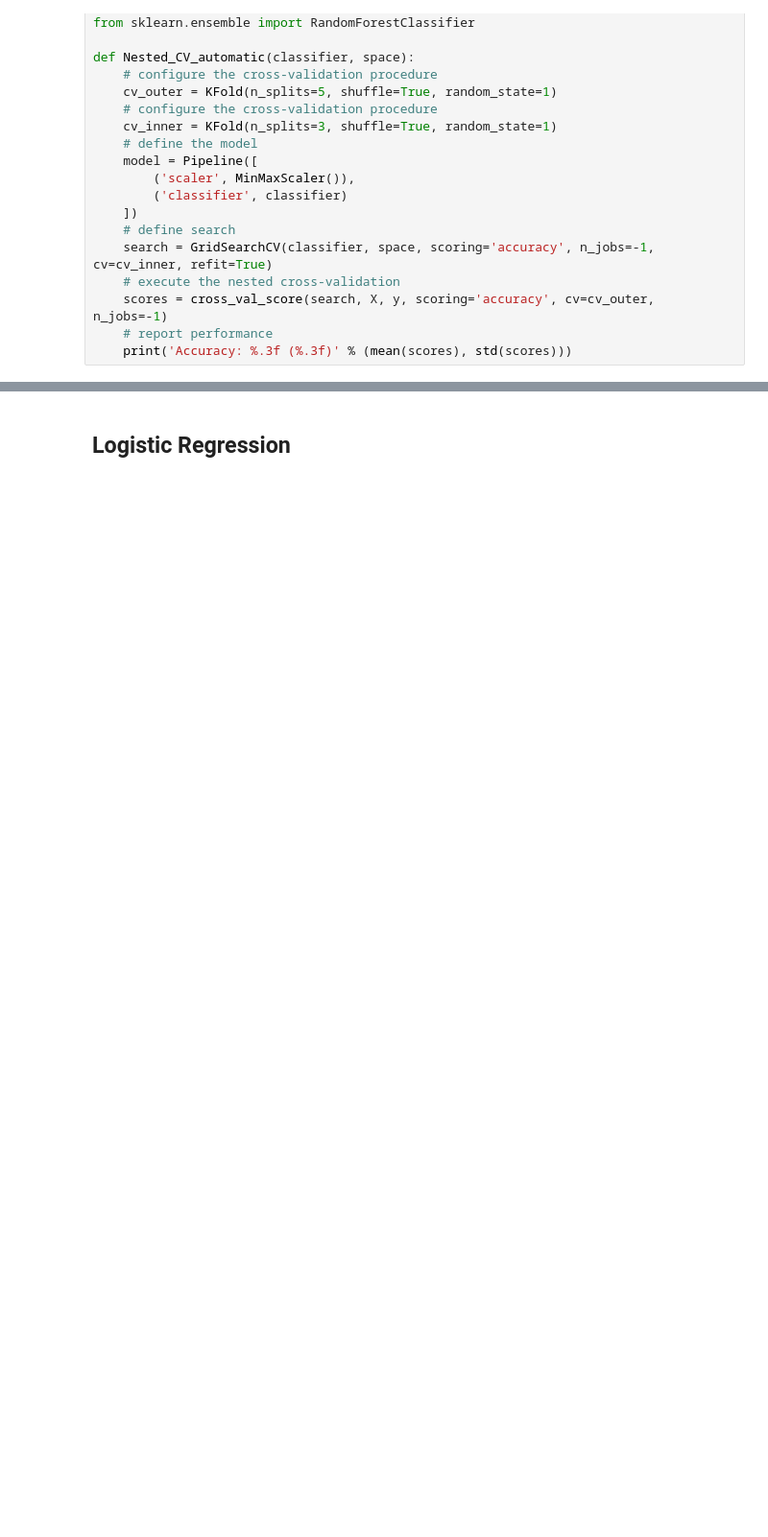
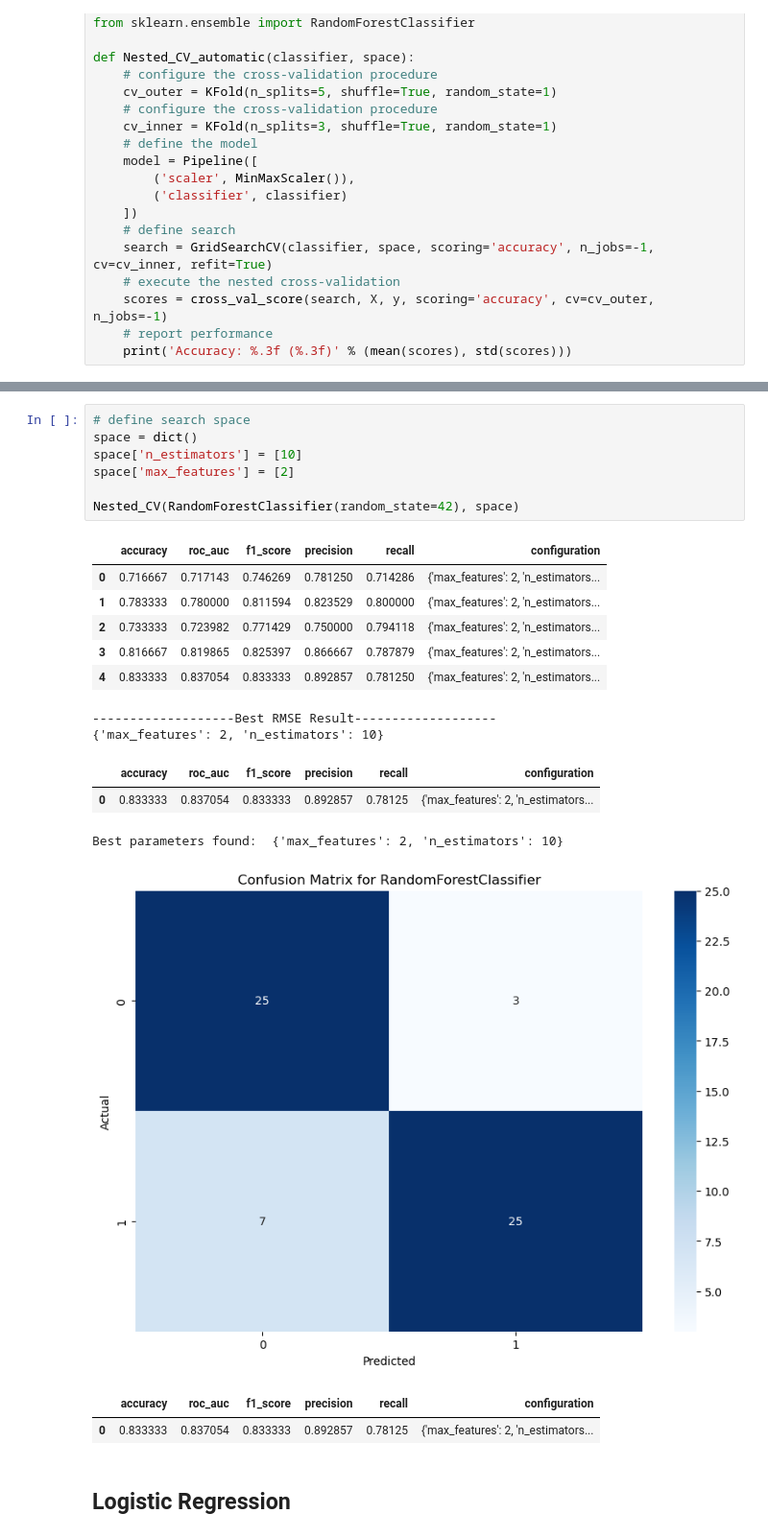
Before and after one commit to VicBracke/_Repo_ML_Project, a Jupyter notebook: OSA_CaseStudy/6_ML_Models_Classification.ipynb, the cells around one changed output, grey strips where cells are left out. Shown at 96% size. Saved outputs shown, nothing was run; the diff lists cells and outputs as text; blank space fills up the shorter version.

```diff
--- a/OSA_CaseStudy/6_ML_Models_Classification.ipynb
+++ b/OSA_CaseStudy/6_ML_Models_Classification.ipynb
@@ -431,2 +537,24 @@ Accuracy: 0.807 (0.033)
+# %%
+# define search space
+space = dict()
+space['n_estimators'] = [10]
+space['max_features'] = [2]
+
+Nested_CV(RandomForestClassifier(random_state=42), space)
+# %% [output]
+|  | accuracy | roc_auc | f1_score | precision | recall | configuration |
+| 0 | 0.716667 | 0.717143 | 0.746269 | 0.781250 | 0.714286 | {'max_features': 2, 'n_estimators... |
+| 1 | 0.783333 | 0.780000 | 0.811594 | 0.823529 | 0.800000 | {'max_features': 2, 'n_estimators... |
+| 2 | 0.733333 | 0.723982 | 0.771429 | 0.750000 | 0.794118 | {'max_features': 2, 'n_estimators... |
+| 3 | 0.816667 | 0.819865 | 0.825397 | 0.866667 | 0.787879 | {'max_features': 2, 'n_estimators... |
+| 4 | 0.833333 | 0.837054 | 0.833333 | 0.892857 | 0.781250 | {'max_features': 2, 'n_estimators... |
+-------------------Best RMSE Result-------------------
+{'max_features': 2, 'n_estimators': 10}
+|  | accuracy | roc_auc | f1_score | precision | recall | configuration |
+| 0 | 0.833333 | 0.837054 | 0.833333 | 0.892857 | 0.78125 | {'max_features': 2, 'n_estimators... |
+Best parameters found:  {'max_features': 2, 'n_estimators': 10}
+[figure, added]
+|  | accuracy | roc_auc | f1_score | precision | recall | configuration |
+| 0 | 0.833333 | 0.837054 | 0.833333 | 0.892857 | 0.78125 | {'max_features': 2, 'n_estimators... |
 # %% [markdown]
 ## Logistic Regression
```
Also changed, not shown: parts of 35 cells of this notebook, 7 other files.
